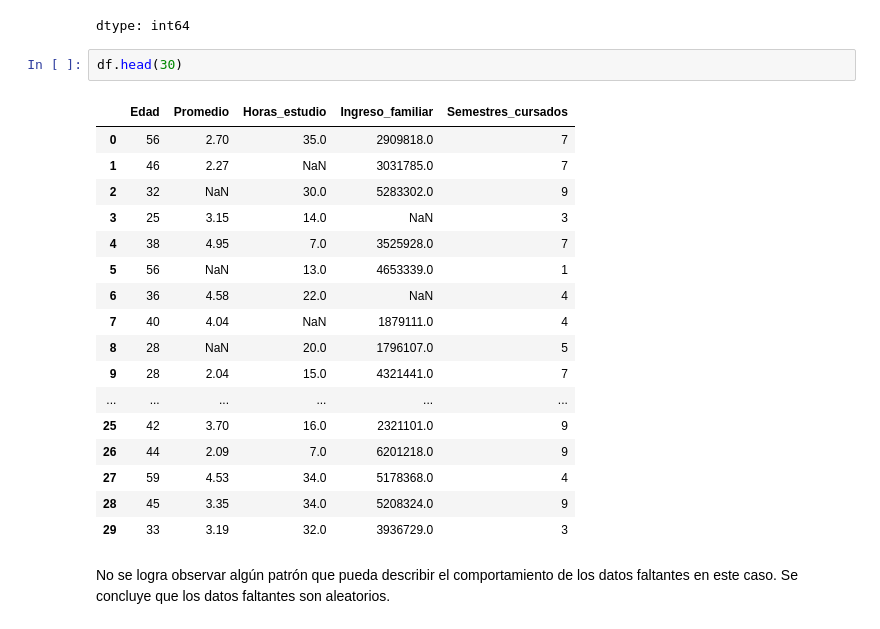
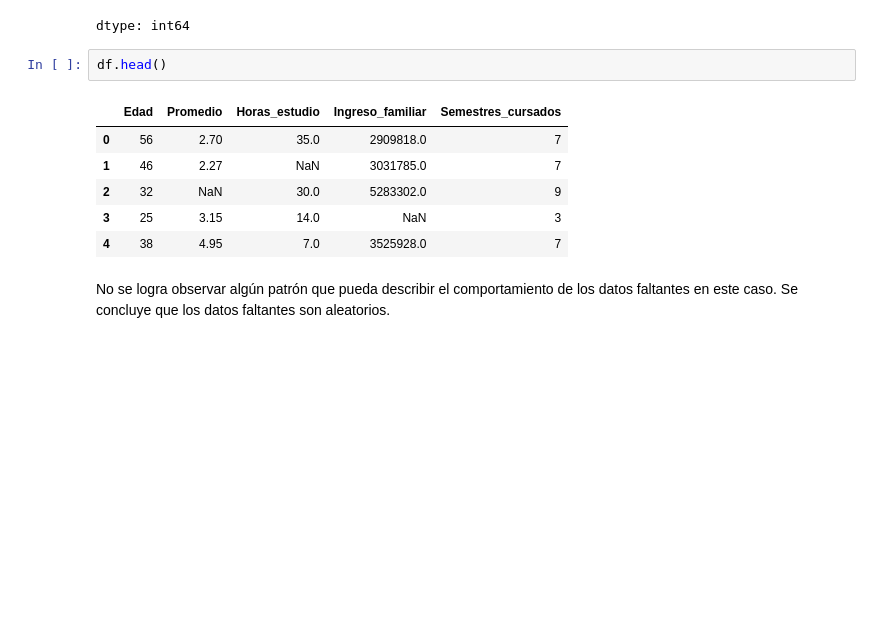
Before and after one commit to eospgonz10/statistical_analytics_homicide, a Jupyter notebook: sesiones_practicas/sp_5_juan_jose_garcia_alvarez_estiven_ospina_gonzalez.ipynb, the cells around one changed output. Drawn from its saved outputs; the diff is of its cells as text; blank space fills up the shorter version.

```diff
--- a/sesiones_practicas/sp_5_juan_jose_garcia_alvarez_estiven_ospina_gonzalez.ipynb
+++ b/sesiones_practicas/sp_5_juan_jose_garcia_alvarez_estiven_ospina_gonzalez.ipynb
@@ -439,25 +439,14 @@ df.isnull().sum()
 | Semestres_cursados | 0 |
 dtype: int64
 # %%
-df.head(30)
+df.head()
 # %% [output]
 |  | Edad | Promedio | Horas_estudio | Ingreso_familiar | Semestres_cursados |
 | 0 | 56 | 2.70 | 35.0 | 2909818.0 | 7 |
 | 1 | 46 | 2.27 | NaN | 3031785.0 | 7 |
 | 2 | 32 | NaN | 30.0 | 5283302.0 | 9 |
 | 3 | 25 | 3.15 | 14.0 | NaN | 3 |
 | 4 | 38 | 4.95 | 7.0 | 3525928.0 | 7 |
-| 5 | 56 | NaN | 13.0 | 4653339.0 | 1 |
-| 6 | 36 | 4.58 | 22.0 | NaN | 4 |
-| 7 | 40 | 4.04 | NaN | 1879111.0 | 4 |
-| 8 | 28 | NaN | 20.0 | 1796107.0 | 5 |
-| 9 | 28 | 2.04 | 15.0 | 4321441.0 | 7 |
-| ... | ... | ... | ... | ... | ... |
-| 25 | 42 | 3.70 | 16.0 | 2321101.0 | 9 |
-| 26 | 44 | 2.09 | 7.0 | 6201218.0 | 9 |
-| 27 | 59 | 4.53 | 34.0 | 5178368.0 | 4 |
-| 28 | 45 | 3.35 | 34.0 | 5208324.0 | 9 |
-| 29 | 33 | 3.19 | 32.0 | 3936729.0 | 3 |
 # %% [markdown]
 No se logra observar algún patrón que pueda describir el comportamiento de los datos faltantes en este caso. Se concluye que los datos faltantes son aleatorios.
 # %%
```
Also changed, not shown: parts of 3 cells of this notebook.
